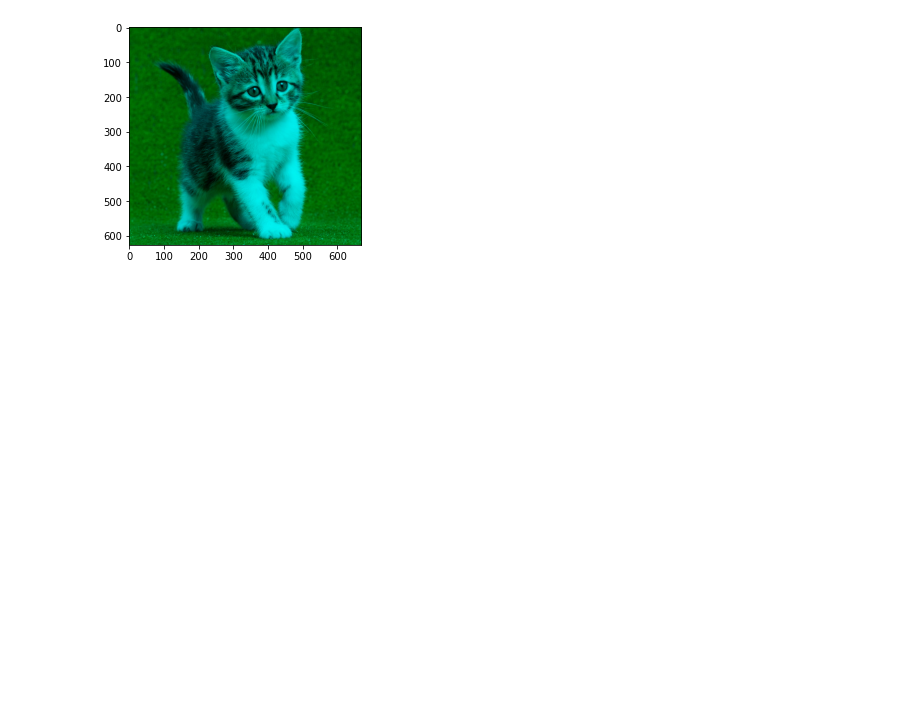
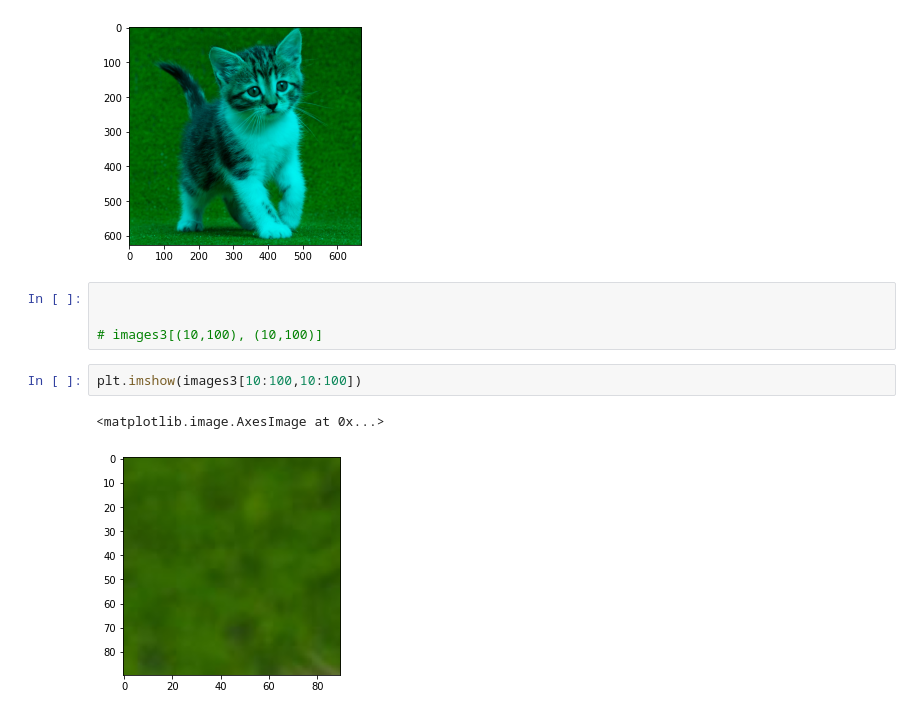
Before and after one commit to Auful01/PCVK, a Jupyter notebook: Week2.ipynb, the cells around one changed output. Drawn from its saved outputs; the diff is of its cells as text; blank space fills up the shorter version.

```diff
--- a/Week2.ipynb
+++ b/Week2.ipynb
@@ -152,3 +152,12 @@ plt.imshow(imgGB)
 # %% [output]
 <matplotlib.image.AxesImage at 0x...>
 [figure]
+# %%
+
+
+# images3[(10,100), (10,100)]
+# %%
+plt.imshow(images3[10:100,10:100])
+# %% [output]
+<matplotlib.image.AxesImage at 0x...>
+[figure, added]
```
Also changed, not shown: parts of 5 cells of this notebook.
